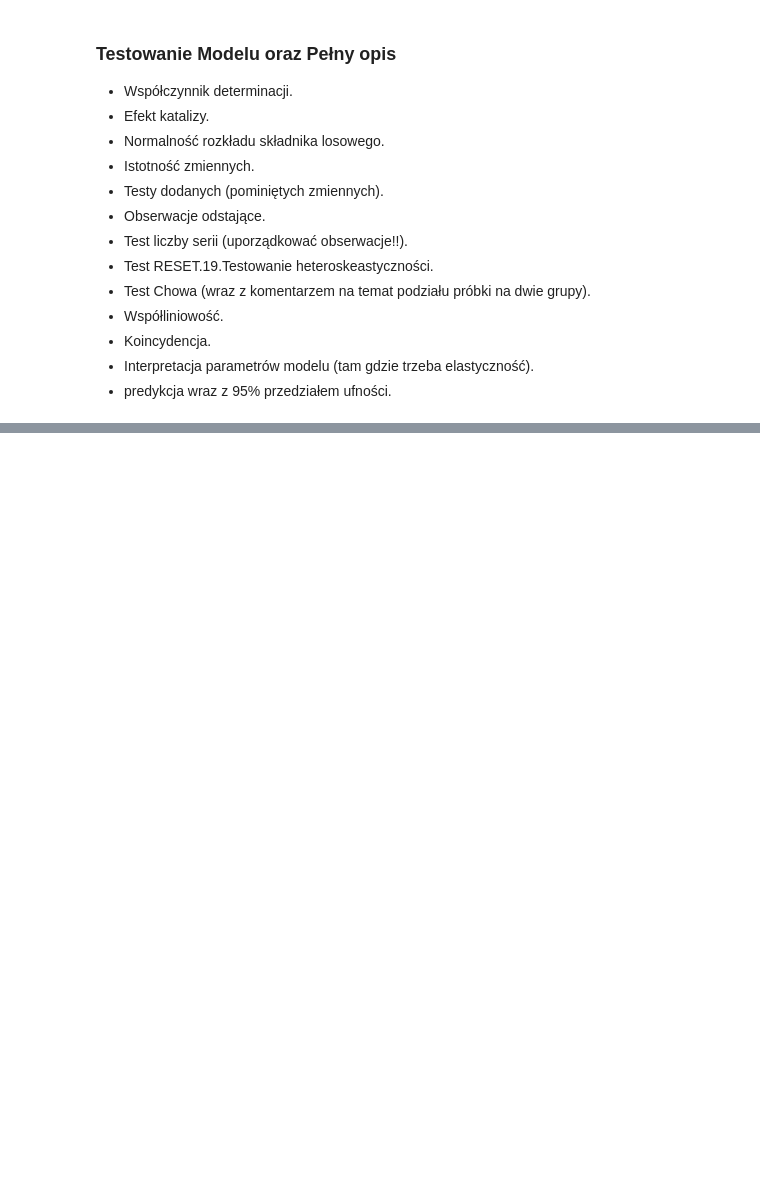
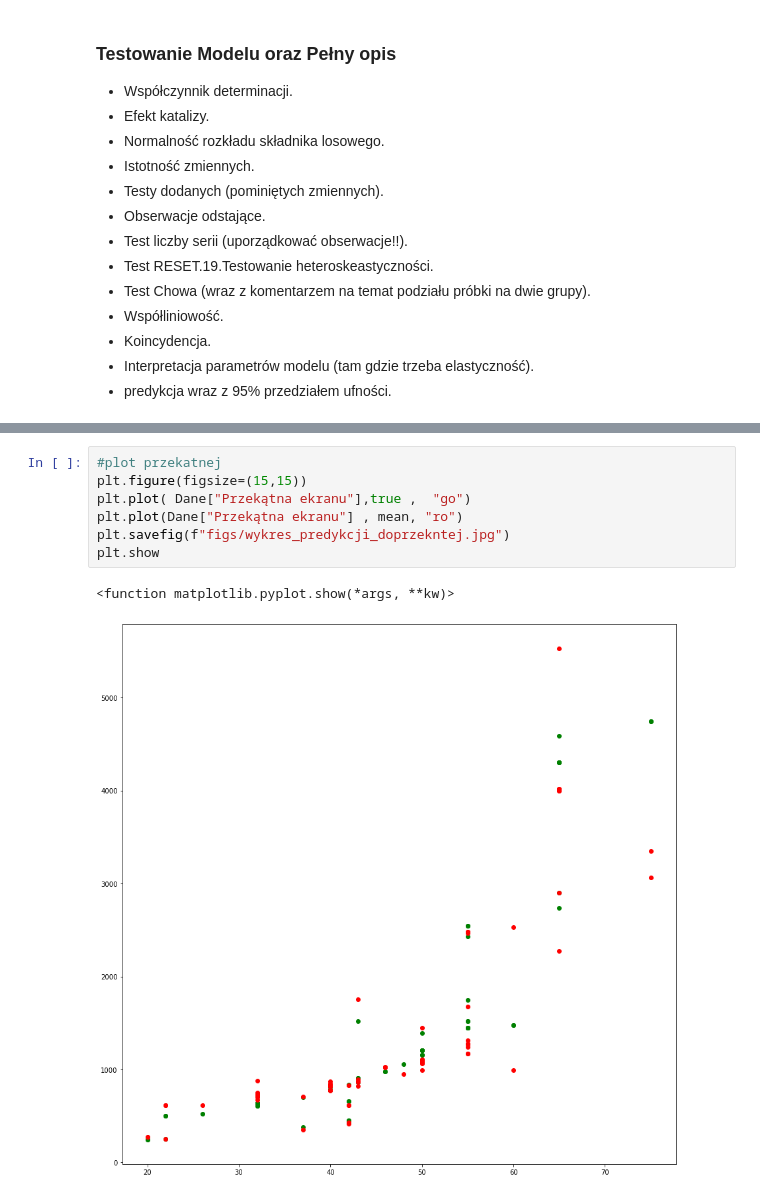
Before and after one commit to skuam/GUSAPI_to_csv, a Jupyter notebook: ProjektEkonometria.ipynb, the cells around one changed output, grey strips where cells are left out. Cells and saved outputs as stored; diff of their text form; blank space fills up the shorter version.

```diff
--- a/ProjektEkonometria.ipynb
+++ b/ProjektEkonometria.ipynb
@@ -975,0 +988,10 @@ koincydencja = pd.DataFrame(koincydencja)
+# %%
+#plot przekatnej
+plt.figure(figsize=(15,15))
+plt.plot( Dane["Przekątna ekranu"],true ,  "go")
+plt.plot(Dane["Przekątna ekranu"] , mean, "ro")
+plt.savefig(f"figs/wykres_predykcji_doprzekntej.jpg")
+plt.show
+# %% [output]
+<function matplotlib.pyplot.show(*args, **kw)>
+[figure, added]
```
Also changed, not shown: parts of 44 cells of this notebook, 1 other file.
